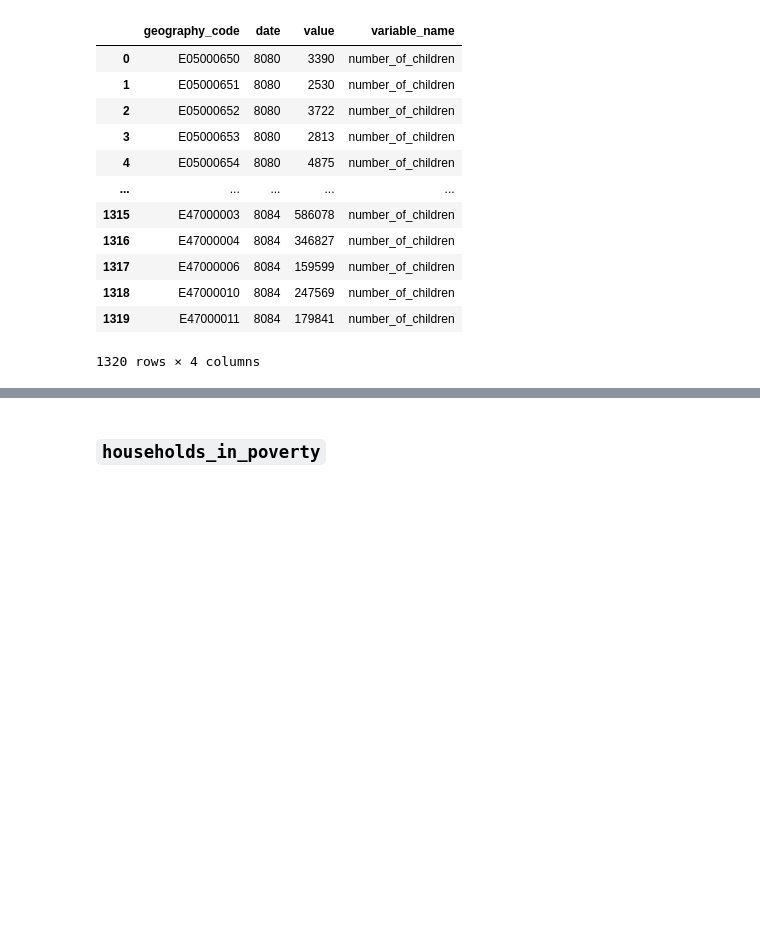
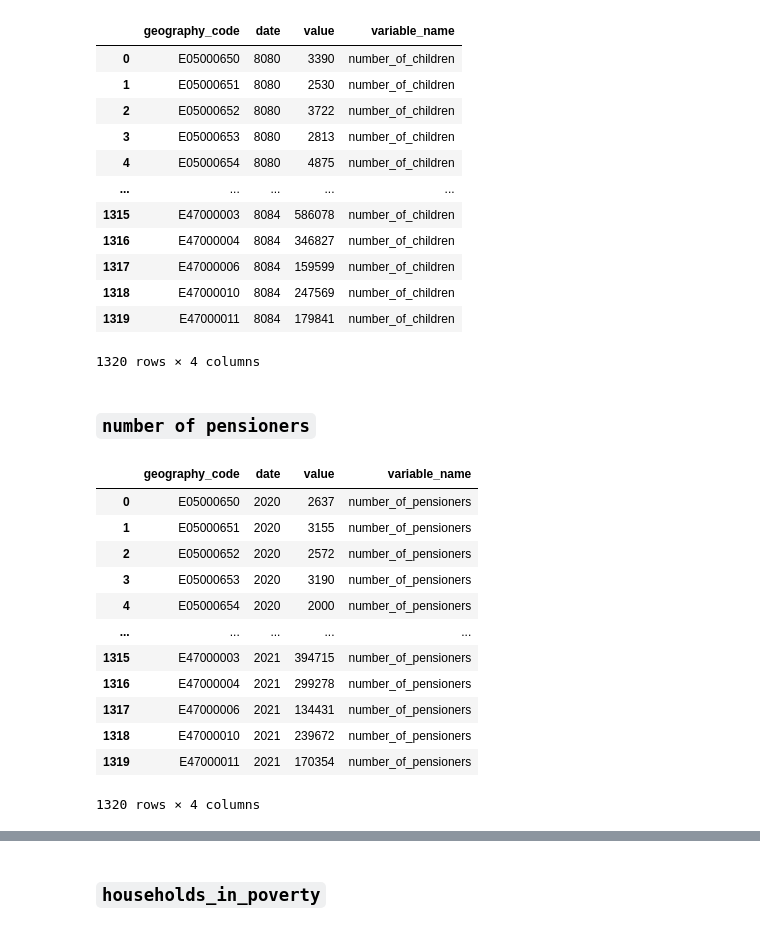
Before and after one commit to open-innovations/jrf-insight, a Jupyter notebook: pipelines/place/transform.ipynb, the cells around one changed output, grey strips where cells are left out. Drawn from its saved outputs; the diff is of its cells as text; code cells hidden in the pictures; blank space fills up the shorter version.

```diff
--- a/pipelines/place/transform.ipynb
+++ b/pipelines/place/transform.ipynb
@@ -176,3 +176,24 @@ number_of_children
 | 1318 | E47000010 | 8084 | 247569 | number_of_children |
 | 1319 | E47000011 | 8084 | 179841 | number_of_children |
 1320 rows × 4 columns
+# %% [markdown]
+### `number of pensioners`
+# %%
+number_of_pensioners = number_of_persons[number_of_persons.age_band == "65+"]
+number_of_pensioners = number_of_pensioners.groupby('geography_code').sum(numeric_only=True).reset_index()
+number_of_pensioners['variable_name'] = 'number_of_pensioners'
+number_of_pensioners
+# %% [output]
+|  | geography_code | date | value | variable_name |
+| 0 | E05000650 | 2020 | 2637 | number_of_pensioners |
+| 1 | E05000651 | 2020 | 3155 | number_of_pensioners |
+| 2 | E05000652 | 2020 | 2572 | number_of_pensioners |
+| 3 | E05000653 | 2020 | 3190 | number_of_pensioners |
+| 4 | E05000654 | 2020 | 2000 | number_of_pensioners |
+| ... | ... | ... | ... | ... |
+| 1315 | E47000003 | 2021 | 394715 | number_of_pensioners |
+| 1316 | E47000004 | 2021 | 299278 | number_of_pensioners |
+| 1317 | E47000006 | 2021 | 134431 | number_of_pensioners |
+| 1318 | E47000010 | 2021 | 239672 | number_of_pensioners |
+| 1319 | E47000011 | 2021 | 170354 | number_of_pensioners |
+1320 rows × 4 columns
```
Also changed, not shown: parts of 6 cells of this notebook, 9 other files.
